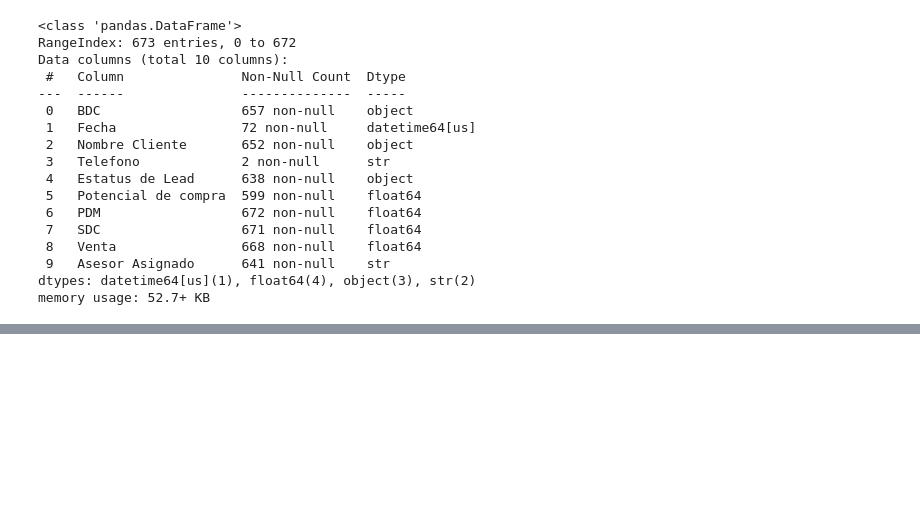
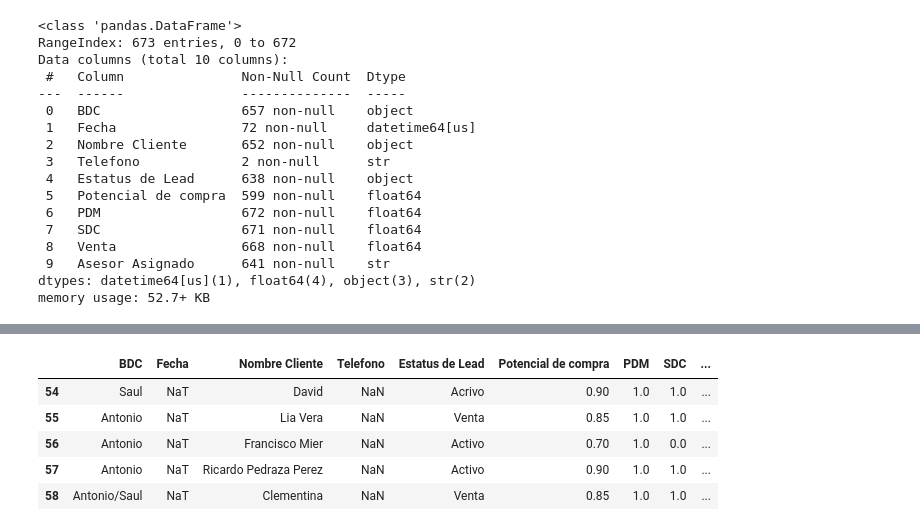
Before and after one commit to Naho179/Extracci-n-de-Datos, a Jupyter notebook: Actividad 1.1 (Citas_Digital)/Extraccion_Datos_Nuevo.ipynb, the cells around one changed output, grey strips where cells are left out. Drawn from its saved outputs; the diff is of its cells as text; code cells hidden in the pictures; blank space fills up the shorter version.

```diff
--- a/Actividad 1.1 (Citas_Digital)/Extraccion_Datos_Nuevo.ipynb
+++ b/Actividad 1.1 (Citas_Digital)/Extraccion_Datos_Nuevo.ipynb
@@ -152,0 +178,10 @@ filtro1.to_csv("Citas_Digital_General.csv", index=False)
+# %%
+Mayo_2025= filtro1.iloc[34:59]
+Mayo_2025.tail()
+# %% [output]
+|  | BDC | Fecha | Nombre Cliente | Telefono | Estatus de Lead | Potencial de compra | PDM | SDC | ... |
+| 54 | Saul | NaT | David | NaN | Acrivo | 0.90 | 1.0 | 1.0 | ... |
+| 55 | Antonio | NaT | Lia Vera | NaN | Venta | 0.85 | 1.0 | 1.0 | ... |
+| 56 | Antonio | NaT | Francisco Mier | NaN | Activo | 0.70 | 1.0 | 0.0 | ... |
+| 57 | Antonio | NaT | Ricardo Pedraza Perez | NaN | Activo | 0.90 | 1.0 | 1.0 | ... |
+| 58 | Antonio/Saul | NaT | Clementina | NaN | Venta | 0.85 | 1.0 | 1.0 | ... |
```
Also changed, not shown: parts of 32 cells of this notebook.
